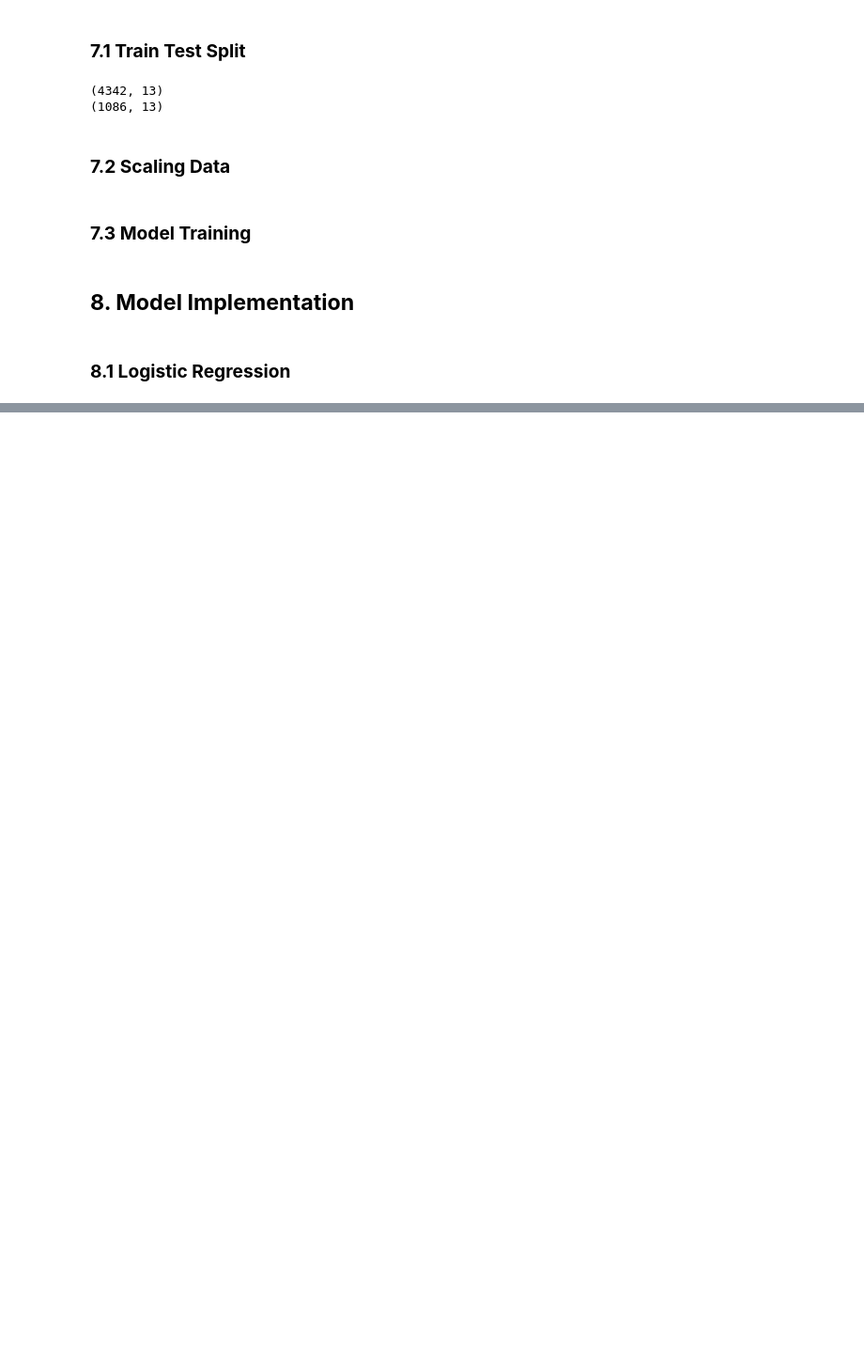
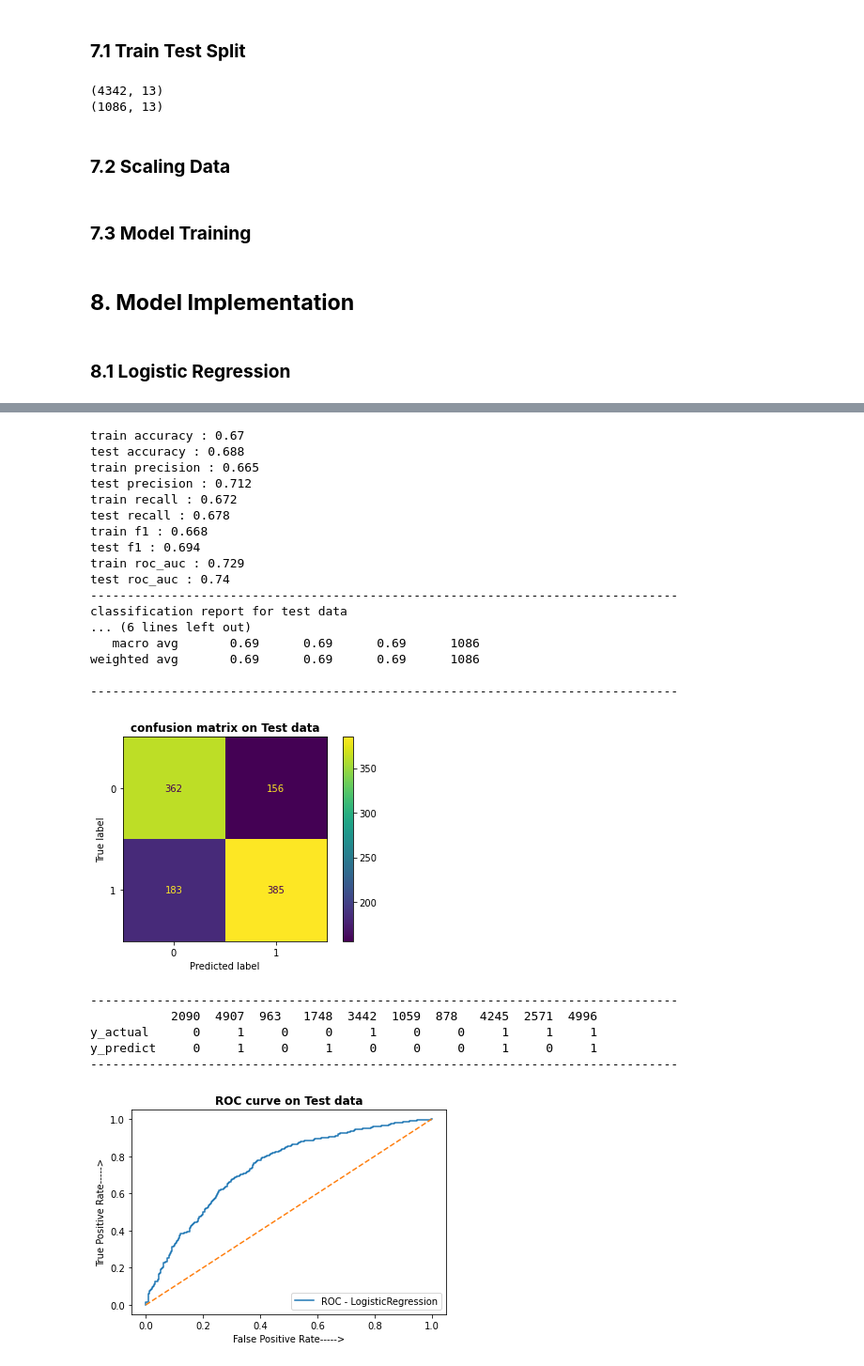
Before and after one commit to Navneet2409/cardiovascular-risk-prediction, a Jupyter notebook: Cardiovascular_Notebook_Navneet_Keshri.ipynb, the cells around one changed output, grey strips where cells are left out. Shown at 94% size. Saved outputs shown, nothing was run; the diff lists cells and outputs as text; code cells hidden in the pictures; blank space fills up the shorter version.

```diff
--- a/Cardiovascular_Notebook_Navneet_Keshri.ipynb
+++ b/Cardiovascular_Notebook_Navneet_Keshri.ipynb
@@ -1111,0 +1122,27 @@ def predict(ml_model, model_name):
+# %%
+predict(LogisticRegression(), 'LogisticRegression')
+# %% [output]
+train accuracy : 0.67
+test accuracy : 0.688
+train precision : 0.665
+test precision : 0.712
+train recall : 0.672
+test recall : 0.678
+train f1 : 0.668
+test f1 : 0.694
+train roc_auc : 0.729
+test roc_auc : 0.74
+--------------------------------------------------------------------------------
+classification report for test data
+... (6 lines left out)
+   macro avg       0.69      0.69      0.69      1086
+weighted avg       0.69      0.69      0.69      1086
+
+--------------------------------------------------------------------------------
+[figure, added]
+--------------------------------------------------------------------------------
+           2090  4907  963   1748  3442  1059  878   4245  2571  4996
+y_actual      0     1     0     0     1     0     0     1     1     1
+y_predict     0     1     0     1     0     0     0     1     0     1
+--------------------------------------------------------------------------------
+[figure, added]
```
Also changed, not shown: parts of 48 cells of this notebook.
